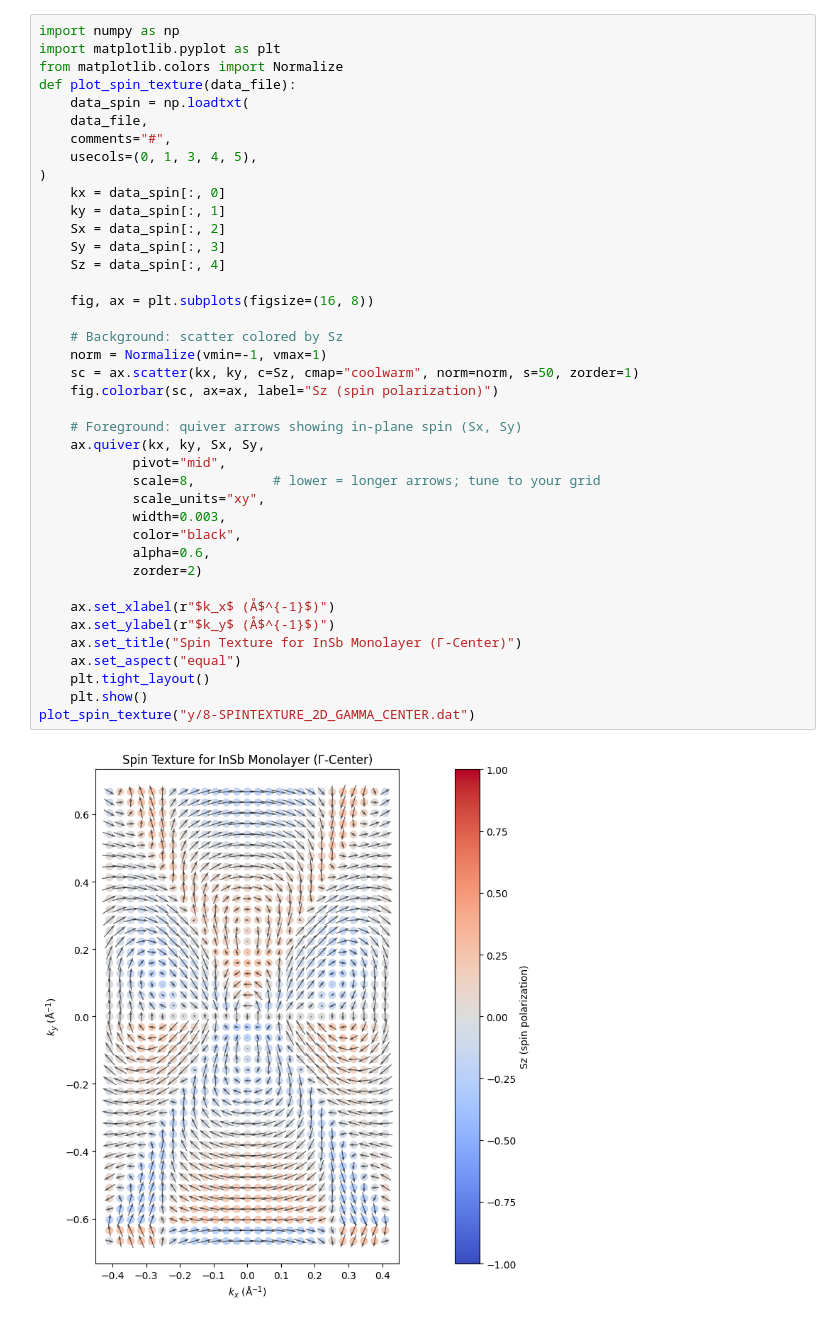
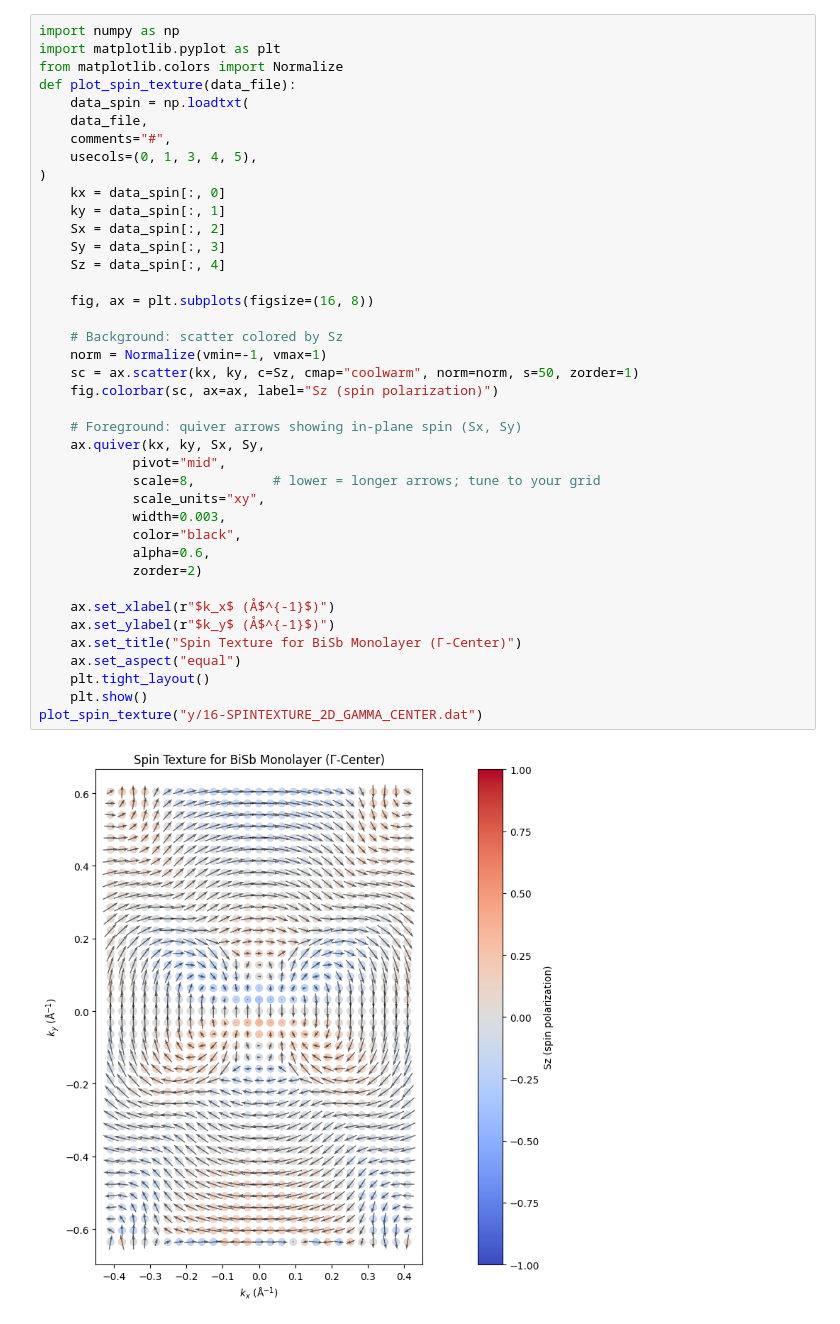
Before and after one commit to Lactuka/Thesis, a Jupyter notebook: spintexture/spintextures.ipynb, the cells around one changed output. Drawn from its saved outputs; the diff is of its cells as text.

```diff
--- a/spintexture/spintextures.ipynb
+++ b/spintexture/spintextures.ipynb
@@ -10,33 +10,33 @@ def plot_spin_texture(data_file):
 )
     kx = data_spin[:, 0]
     ky = data_spin[:, 1]
     Sx = data_spin[:, 2]
     Sy = data_spin[:, 3]
     Sz = data_spin[:, 4]
 
     fig, ax = plt.subplots(figsize=(16, 8))
 
     # Background: scatter colored by Sz
     norm = Normalize(vmin=-1, vmax=1)
     sc = ax.scatter(kx, ky, c=Sz, cmap="coolwarm", norm=norm, s=50, zorder=1)
     fig.colorbar(sc, ax=ax, label="Sz (spin polarization)")
 
     # Foreground: quiver arrows showing in-plane spin (Sx, Sy)
     ax.quiver(kx, ky, Sx, Sy,
             pivot="mid",
             scale=8,          # lower = longer arrows; tune to your grid
             scale_units="xy",
             width=0.003,
             color="black",
             alpha=0.6,
             zorder=2)
 
     ax.set_xlabel(r"$k_x$ (Å$^{-1}$)")
     ax.set_ylabel(r"$k_y$ (Å$^{-1}$)")
-    ax.set_title("Spin Texture for InSb Monolayer (Γ-Center)")
+    ax.set_title("Spin Texture for BiSb Monolayer (Γ-Center)")
     ax.set_aspect("equal")
     plt.tight_layout()
     plt.show()
-plot_spin_texture("y/8-SPINTEXTURE_2D_GAMMA_CENTER.dat")
+plot_spin_texture("y/16-SPINTEXTURE_2D_GAMMA_CENTER.dat")
 # %% [output]
-[figure, old version]
+[figure, new version]
```
Also changed, not shown: 3 other files.
